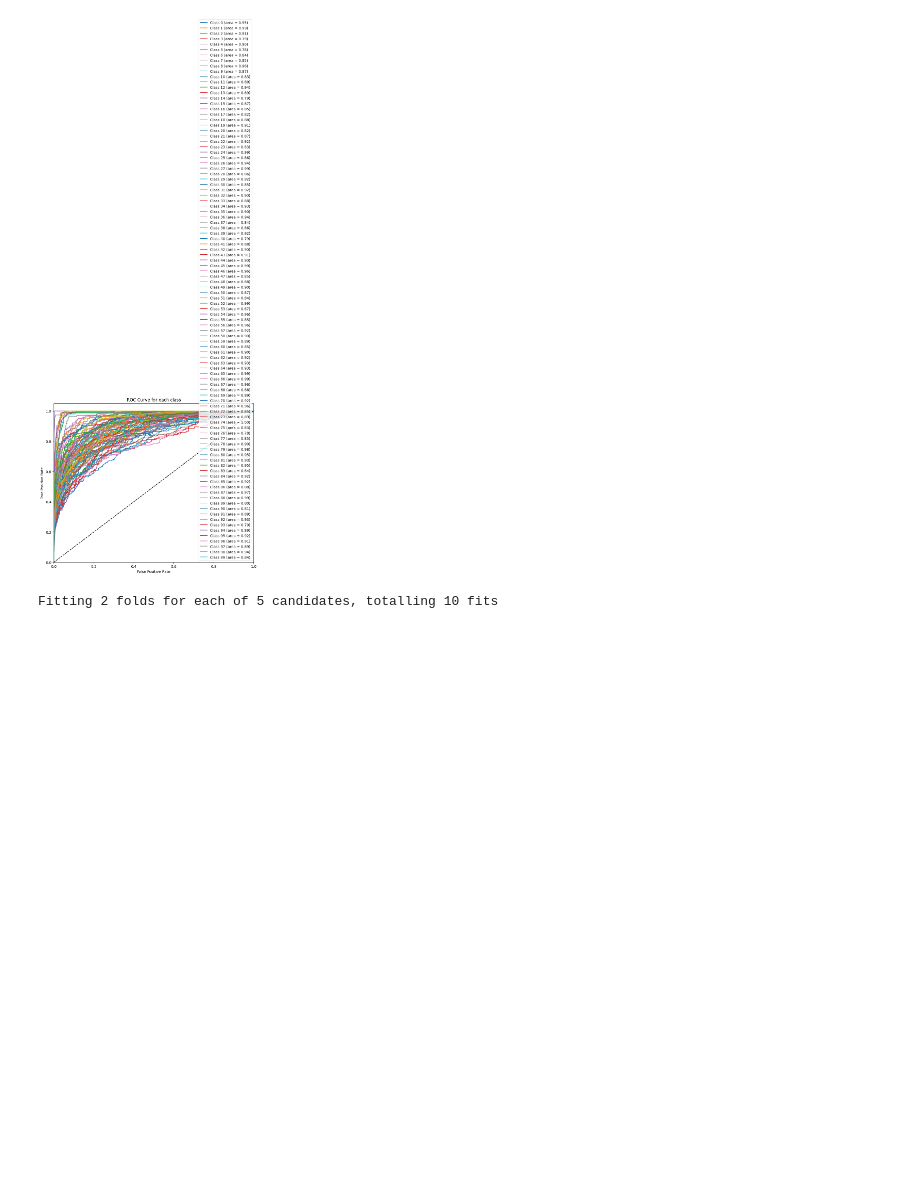
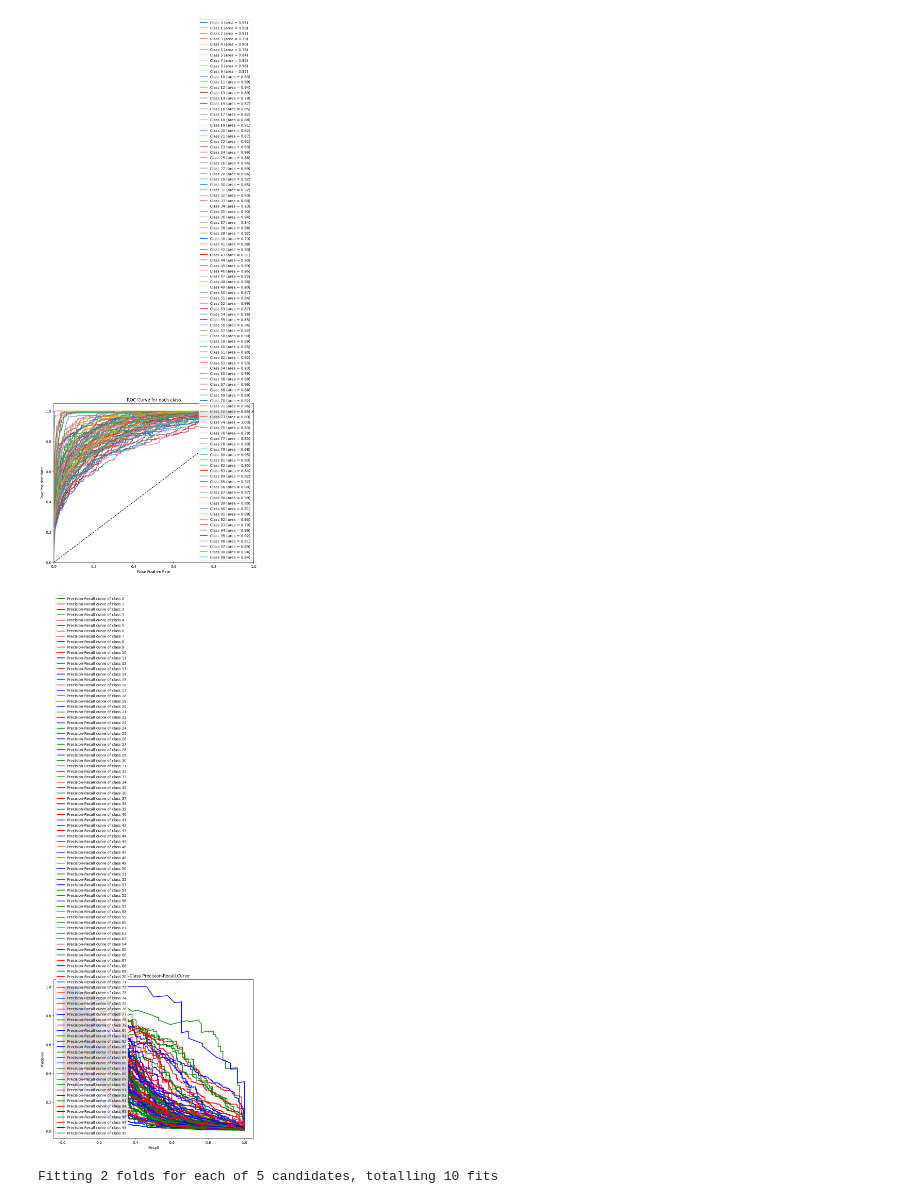
Before and after one commit to PallaviVangari/DM_Hotel_Recommendation_Project, a Jupyter notebook: Hotel_Recommendation_System.ipynb, the cells around one changed output. Cells and saved outputs as stored; diff of their text form; code cells hidden in the pictures; blank space fills up the shorter version.

```diff
--- a/Hotel_Recommendation_System.ipynb
+++ b/Hotel_Recommendation_System.ipynb
@@ -293,6 +310,32 @@ plt.legend(loc="lower right")
 plt.show()
 # %% [output]
 [figure]
+# %%
+import matplotlib.pyplot as plt
+from sklearn.metrics import precision_recall_curve
+from itertools import cycle
+
+# Compute Precision-Recall curve and area for each class
+precision = dict()
+recall = dict()
+for i in range(n_classes):
+    precision[i], recall[i], _ = precision_recall_curve(y_test_binarized[:, i],
+                                                        y_pred_prob[:, i])
+
+# Plot all Precision-Recall curves
+plt.figure(figsize=(10, 8))
+colors = cycle(['green', 'red', 'blue'])
+for i, color in zip(range(n_classes), colors):
+    plt.plot(recall[i], precision[i], color=color, lw=2,
+             label=f'Precision-Recall curve of class {i}')
+
+plt.xlabel('Recall')
+plt.ylabel('Precision')
+plt.title('Multi-Class Precision-Recall Curve')
+plt.legend(loc='lower left')
+plt.show()
+# %% [output]
+[figure, added]
 # %%
 from sklearn.model_selection import RandomizedSearchCV
 from scipy.stats import randint as sp_randint
```
Also changed, not shown: parts of 2 cells of this notebook.
